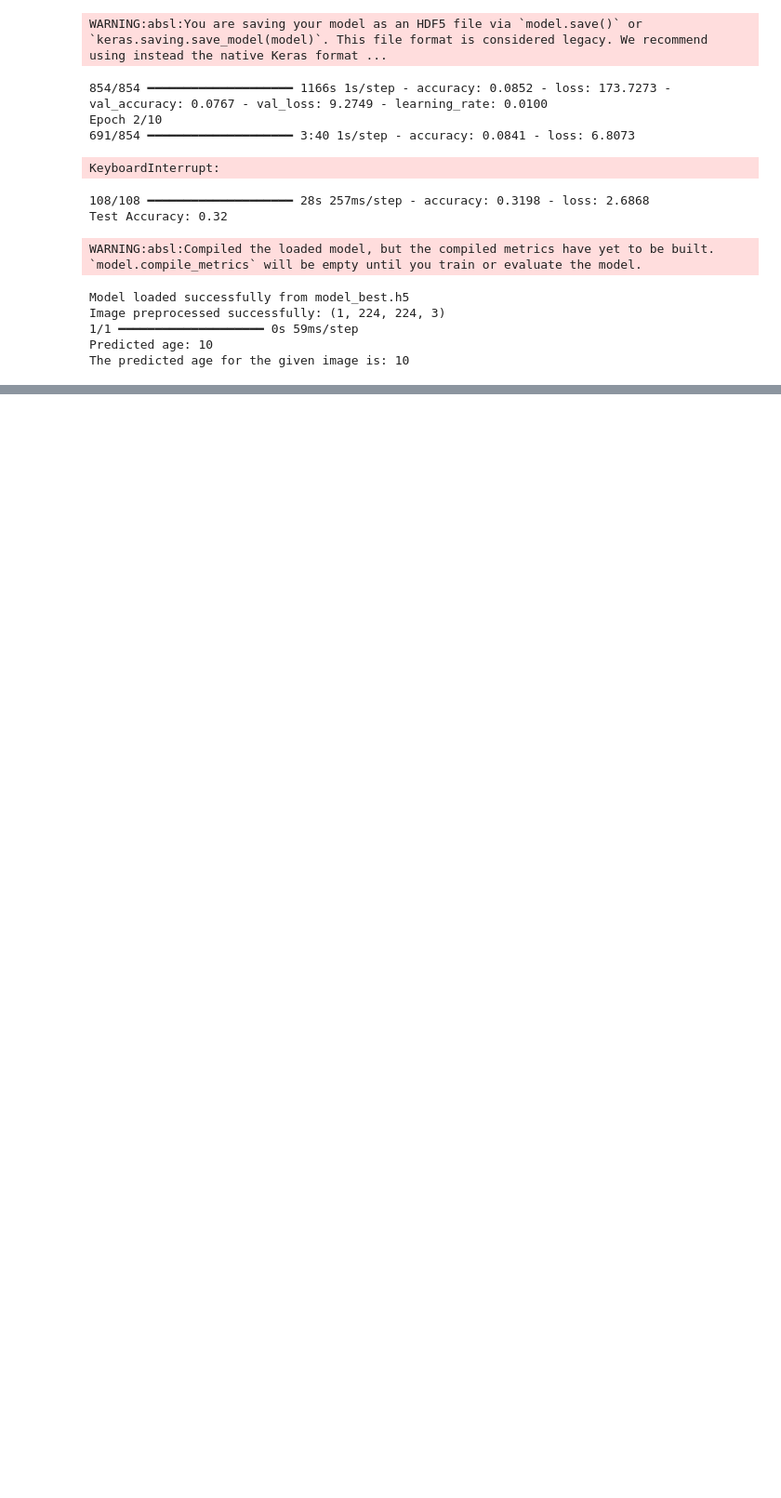
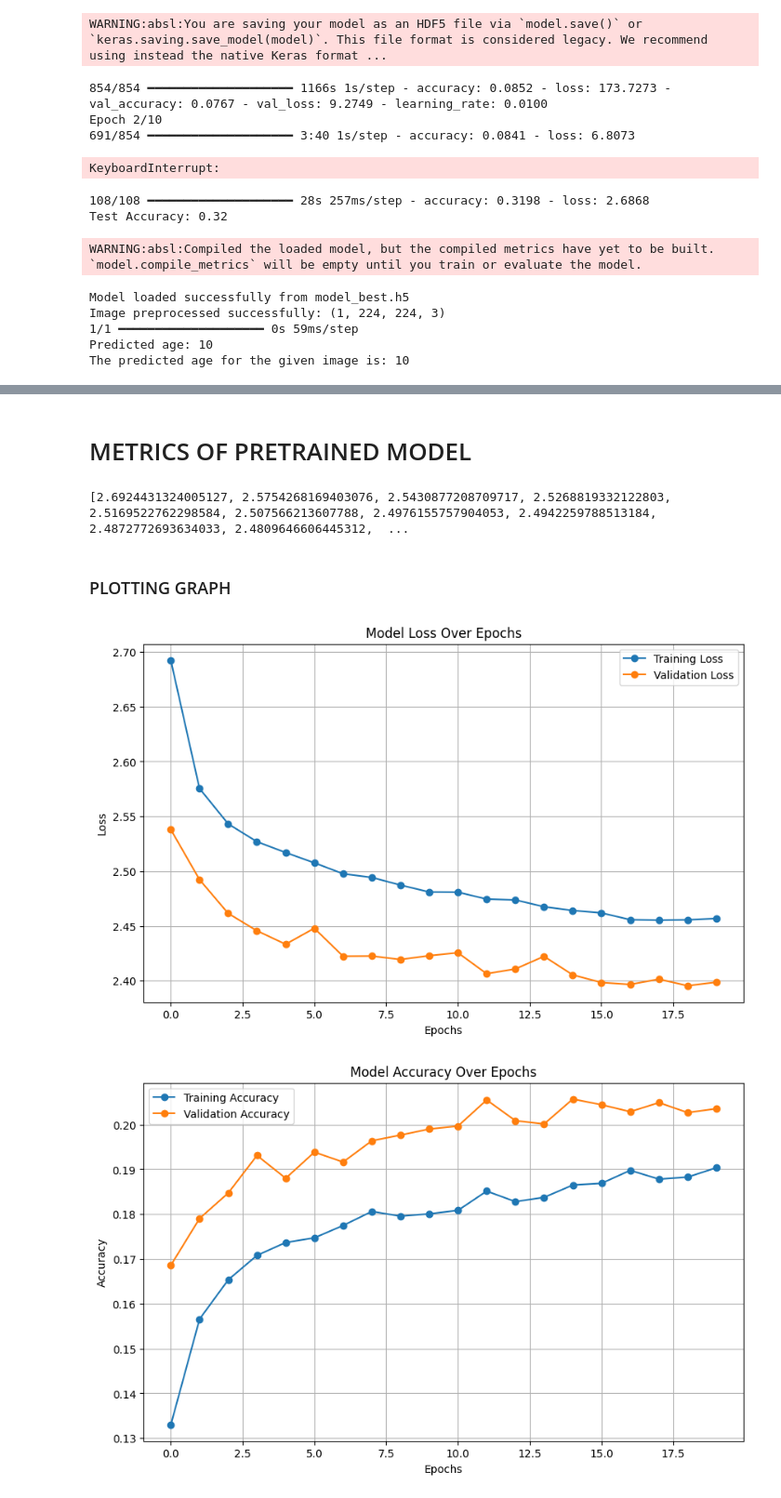
Before and after one commit to pugazhmukilan/FaceAgePrediction-DeepLearningProject, a Jupyter notebook: src/ModelCreation.ipynb, the cells around one changed output, grey strips where cells are left out. Shown at 93% size. Cells and saved outputs as stored; diff of their text form; code cells hidden in the pictures; blank space fills up the shorter version.

Commit message:
completed the pretrained model

```diff
--- a/src/ModelCreation.ipynb
+++ b/src/ModelCreation.ipynb
@@ -65,7 +183,7 @@ LEARNING_RATE = 0.1
 # %%
 
 # Step 1: Define the Model
-def create_model():
+def create_model1():
     model = models.Sequential([
         # Base Convolutional Layers
         layers.Conv2D(filters = 64, kernel_size = (3, 3), activation='relu', input_shape=INPUT_SHAPE),
@@ -83,13 +201,13 @@ def create_model():
         layers.Dense(128, activation='relu',kernel_regularizer=tf.keras.regularizers.l2(0.01)),
 
 
-        layers.Dense(12,activation='softmax')  # Final layer for classification
+        layers.Dense(21,activation='softmax')  # Final layer for classification
     ])
     return model
 # %%
 
 # Step 2: Compile the Model
-model = create_model()
+model = create_model1()
 
 model.compile(
     optimizer=tf.keras.optimizers.AdamW(learning_rate=0.01),
@@ -102,7 +220,7 @@ model.compile(
 # Step 3: Set Up Callbacks
 callbacks = [
     ModelCheckpoint(
-        filepath='model_best.h5',  # Save the best model
+        filepath='CNN_model_best.h5',  # Save the best model
         save_best_only=True,
         monitor='val_accuracy',  # Monitor validation accuracy
         mode='max',
@@ -126,9 +244,9 @@ callbacks = [
 # %%
 # Step 4: Train the Model
 history = model.fit(
-    train_dataset,
-    validation_data=test_dataset,
-    epochs=10,
+    dataset,
+    validation_data=val_dataset,
+    epochs=30,
 
     callbacks=callbacks,
     verbose=1
@@ -229,0 +367,39 @@ The predicted age for the given image is: 10
+# %% [markdown]
+# METRICS OF PRETRAINED MODEL
+# %%
+train_loss = history.history['loss']
+val_loss = history.history['val_loss']
+train_acc = history.history.get('accuracy')  # Only if you use accuracy as a metric
+val_acc = history.history.get('val_accuracy')
+# %% [output]
+[2.6924431324005127, 2.5754268169403076, 2.5430877208709717, 2.5268819332122803, 2.5169522762298584, 2.507566213607788, 2.4976155757904053, 2.4942259788513184, 2.4872772693634033, 2.4809646606445312,  ...
+# %% [markdown]
+### PLOTTING GRAPH
+# %%
+import matplotlib.pyplot as plt
+
+# Plot loss
+plt.figure(figsize=(10, 6))
+plt.plot(history.history['loss'], label='Training Loss', marker='o')
+plt.plot(history.history['val_loss'], label='Validation Loss', marker='o')
+plt.title('Model Loss Over Epochs')
+plt.xlabel('Epochs')
+plt.ylabel('Loss')
+plt.legend()
+plt.grid(True)
+plt.show()
+
+# Plot accuracy (if available)
+if 'accuracy' in history.history:
+    plt.figure(figsize=(10, 6))
+    plt.plot(history.history['accuracy'], label='Training Accuracy', marker='o')
+    plt.plot(history.history['val_accuracy'], label='Validation Accuracy', marker='o')
+    plt.title('Model Accuracy Over Epochs')
+    plt.xlabel('Epochs')
+    plt.ylabel('Accuracy')
+    plt.legend()
+    plt.grid(True)
+    plt.show()
+# %% [output]
+[figure, added]
+[figure, added]
```
Also changed, not shown: parts of 30 cells of this notebook.
